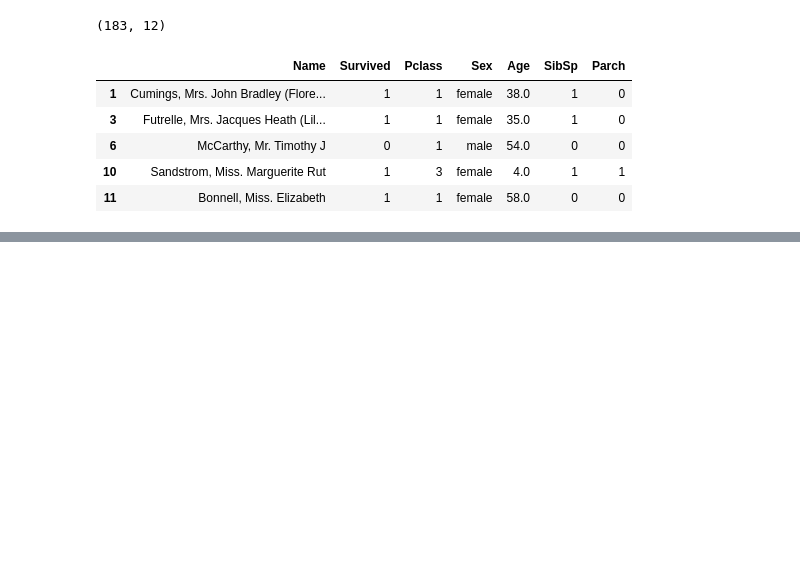
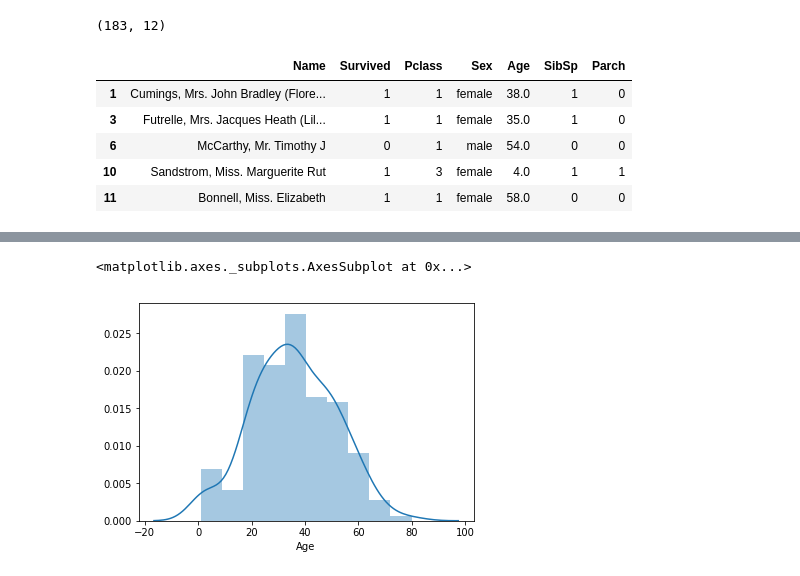
Before and after one commit to pyro-bot/AI_1, a Jupyter notebook: лабы_решения/1561_2/Ponomarev/LAB2/LAB2.ipynb, the cells around one changed output, grey strips where cells are left out. Cells and saved outputs as stored; diff of their text form; code cells hidden in the pictures; blank space fills up the shorter version.

```diff
--- a/лабы_решения/1561_2/Ponomarev/LAB2/LAB2.ipynb
+++ b/лабы_решения/1561_2/Ponomarev/LAB2/LAB2.ipynb
@@ -213,0 +196,5 @@ sns.boxplot(y='Age', x='Fare', data = [df.Sex.isin(test_box)], orient='h'
+# %%
+sns.distplot(df.Age)
+# %% [output]
+<matplotlib.axes._subplots.AxesSubplot at 0x...>
+[figure, added]
```
Also changed, not shown: parts of 17 cells of this notebook, 8 other files.
